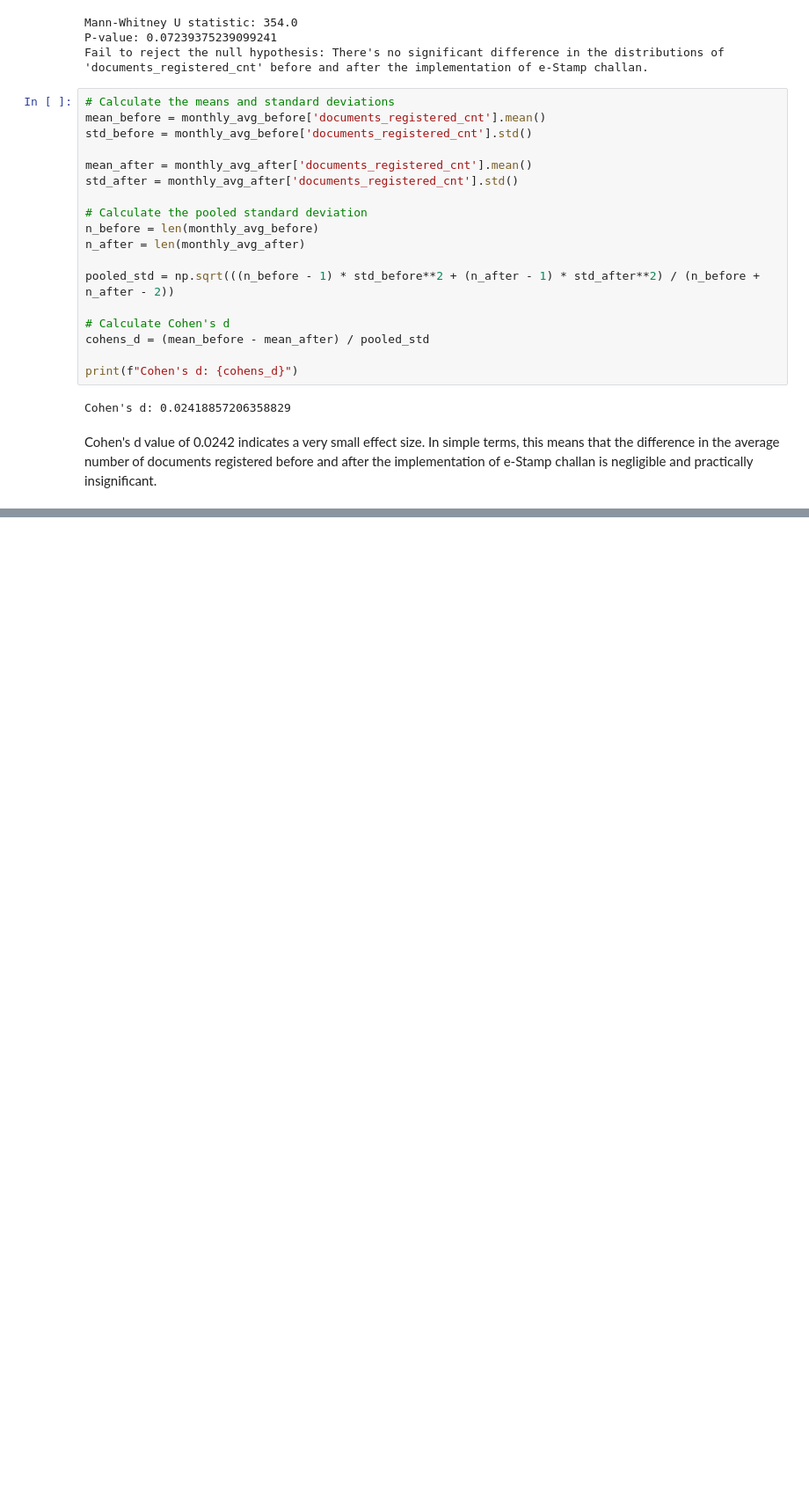
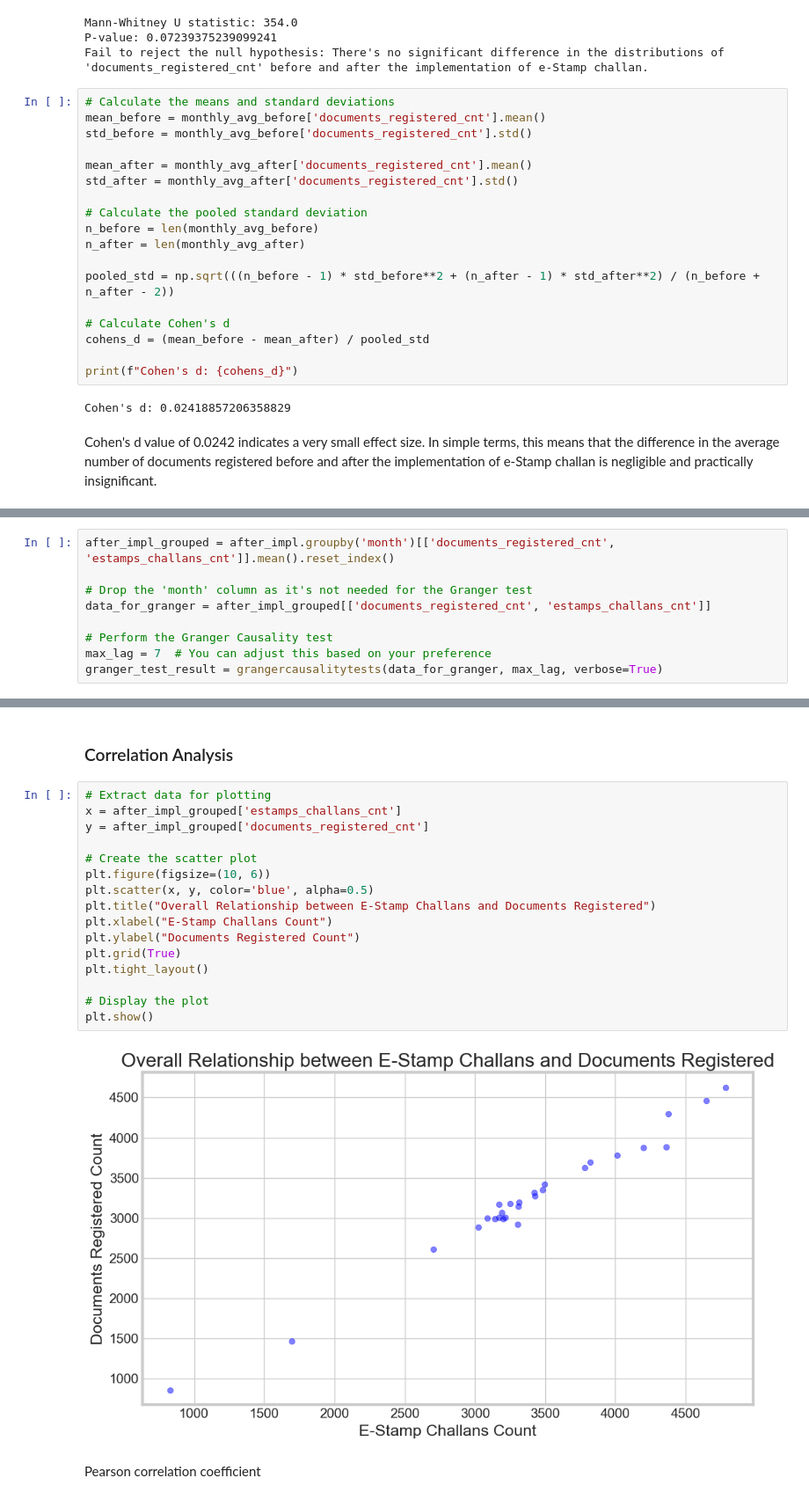
Before and after one commit to nani2357/Telangana_Growth_Analysis, a Jupyter notebook: notebooks/stamps.ipynb, the cells around one changed output, grey strips where cells are left out. Shown at 88% size. Cells and saved outputs as stored; diff of their text form; blank space fills up the shorter version.

```diff
--- a/notebooks/stamps.ipynb
+++ b/notebooks/stamps.ipynb
@@ -1199,0 +1212,9 @@ Cohen's d value of 0.0242 indicates a very small effect size. In simple terms, t
+# %%
+after_impl_grouped = after_impl.groupby('month')[['documents_registered_cnt', 'estamps_challans_cnt']].mean().reset_index()
+
+# Drop the 'month' column as it's not needed for the Granger test
+data_for_granger = after_impl_grouped[['documents_registered_cnt', 'estamps_challans_cnt']]
+
+# Perform the Granger Causality test
+max_lag = 7  # You can adjust this based on your preference
+granger_test_result = grangercausalitytests(data_for_granger, max_lag, verbose=True)
@@ -1199,0 +1244,22 @@ Cohen's d value of 0.0242 indicates a very small effect size. In simple terms, t
+# %% [markdown]
+### Correlation Analysis
+# %%
+# Extract data for plotting
+x = after_impl_grouped['estamps_challans_cnt']
+y = after_impl_grouped['documents_registered_cnt']
+
+# Create the scatter plot
+plt.figure(figsize=(10, 6))
+plt.scatter(x, y, color='blue', alpha=0.5)
+plt.title("Overall Relationship between E-Stamp Challans and Documents Registered")
+plt.xlabel("E-Stamp Challans Count")
+plt.ylabel("Documents Registered Count")
+plt.grid(True)
+plt.tight_layout()
+
+# Display the plot
+plt.show()
+# %% [output]
+[figure, added]
+# %% [markdown]
+Pearson correlation coefficient
```
Also changed, not shown: parts of 7 cells of this notebook.
